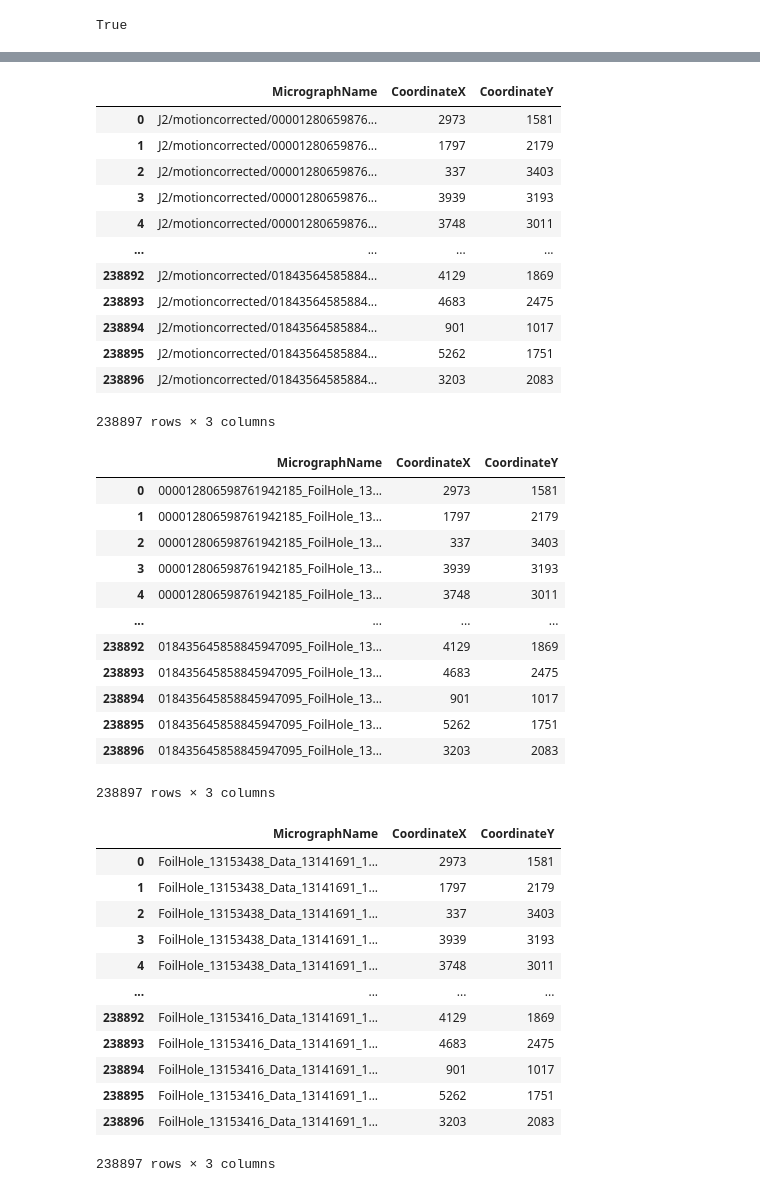
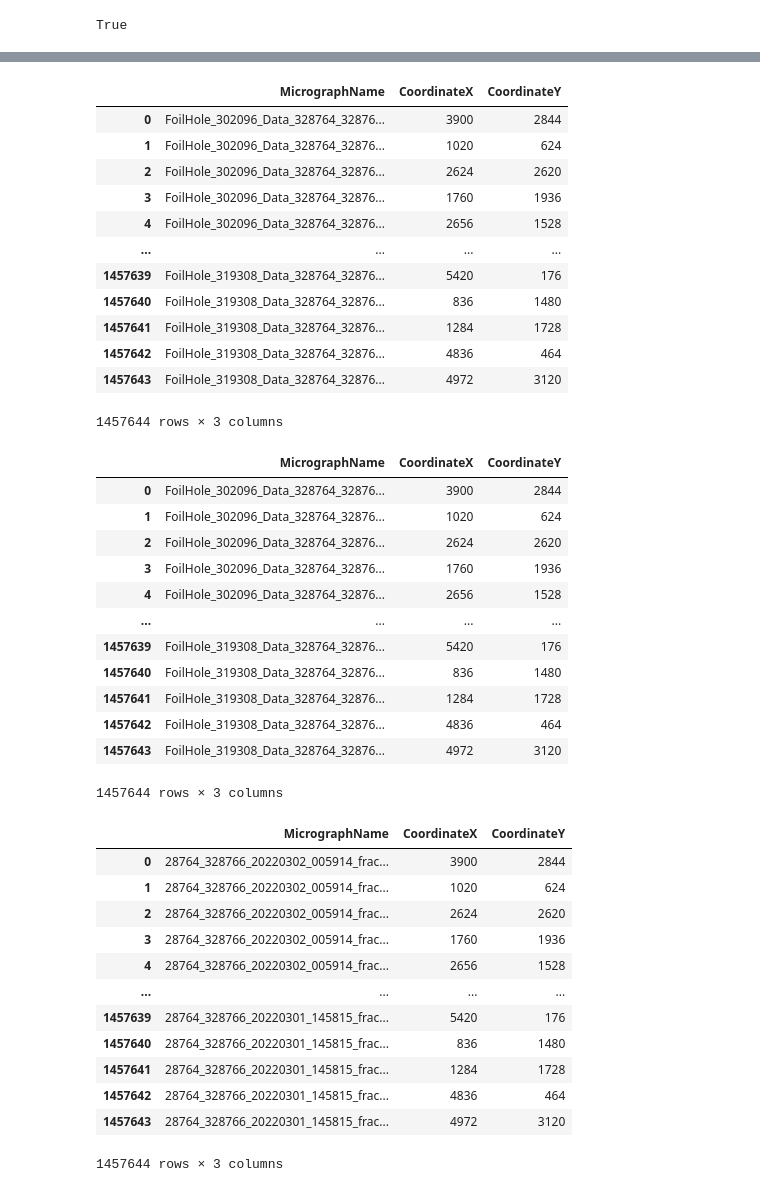
Before and after one commit to AGMMGA/StarfileHandler, a Jupyter notebook: from_cryosparc_to_split_files.ipynb, the cells around one changed output, grey strips where cells are left out. Saved outputs shown, nothing was run; the diff lists cells and outputs as text; code cells hidden in the pictures.

```diff
--- a/from_cryosparc_to_split_files.ipynb
+++ b/from_cryosparc_to_split_files.ipynb
@@ -5,8 +5,8 @@ from pathlib import Path
 
 from star_parser import StarParser, StarTabDf
 # %%
-work_folder = Path(r"/mnt/DATA/andrea/2021_JBP3_reprocess/relion4")
-star_in=work_folder/"J259_extracted_particles.star"
+work_folder = Path(r"/mnt/DATA/xiaohu/20220301_Necen_PRC11/cryosparc/P140/exports/jobs/P140_J10_extract_micrographs_multi/P140_J10_particles")
+star_in=work_folder/"P140_J10_particles_exported.star"
 star_in.exists()
 # %% [output]
 True
@@ -16,51 +32,50 @@ data = parser.parse()
 # %%
-ptcls = data["data_particles"]
 ptcls.keep_only_columns(['MicrographName','CoordinateX','CoordinateY'], store=True)
 # %% [output]
 |  | MicrographName | CoordinateX | CoordinateY |
-| 0 | J2/motioncorrected/00001280659876... | 2973 | 1581 |
-| 1 | J2/motioncorrected/00001280659876... | 1797 | 2179 |
-| 2 | J2/motioncorrected/00001280659876... | 337 | 3403 |
-| 3 | J2/motioncorrected/00001280659876... | 3939 | 3193 |
-| 4 | J2/motioncorrected/00001280659876... | 3748 | 3011 |
+| 0 | FoilHole_302096_Data_328764_32876... | 3900 | 2844 |
+| 1 | FoilHole_302096_Data_328764_32876... | 1020 | 624 |
+| 2 | FoilHole_302096_Data_328764_32876... | 2624 | 2620 |
+| 3 | FoilHole_302096_Data_328764_32876... | 1760 | 1936 |
+| 4 | FoilHole_302096_Data_328764_32876... | 2656 | 1528 |
 | ... | ... | ... | ... |
-| 238892 | J2/motioncorrected/01843564585884... | 4129 | 1869 |
-| 238893 | J2/motioncorrected/01843564585884... | 4683 | 2475 |
-| 238894 | J2/motioncorrected/01843564585884... | 901 | 1017 |
-| 238895 | J2/motioncorrected/01843564585884... | 5262 | 1751 |
-| 238896 | J2/motioncorrected/01843564585884... | 3203 | 2083 |
+| 1457639 | FoilHole_319308_Data_328764_32876... | 5420 | 176 |
+| 1457640 | FoilHole_319308_Data_328764_32876... | 836 | 1480 |
+| 1457641 | FoilHole_319308_Data_328764_32876... | 1284 | 1728 |
+| 1457642 | FoilHole_319308_Data_328764_32876... | 4836 | 464 |
+| 1457643 | FoilHole_319308_Data_328764_32876... | 4972 | 3120 |
-238897 rows × 3 columns
+1457644 rows × 3 columns
 # %%
-prefix = "J2/motioncorrected/"
+prefix = ">J4/motioncorrected/"
 ptcls.remove_string_from_column_name(prefix, 'MicrographName', store=True)
 # %% [output]
 |  | MicrographName | CoordinateX | CoordinateY |
-| 0 | 000012806598761942185_FoilHole_13... | 2973 | 1581 |
-| 1 | 000012806598761942185_FoilHole_13... | 1797 | 2179 |
-| 2 | 000012806598761942185_FoilHole_13... | 337 | 3403 |
-| 3 | 000012806598761942185_FoilHole_13... | 3939 | 3193 |
-| 4 | 000012806598761942185_FoilHole_13... | 3748 | 3011 |
+| 0 | FoilHole_302096_Data_328764_32876... | 3900 | 2844 |
+| 1 | FoilHole_302096_Data_328764_32876... | 1020 | 624 |
+| 2 | FoilHole_302096_Data_328764_32876... | 2624 | 2620 |
+| 3 | FoilHole_302096_Data_328764_32876... | 1760 | 1936 |
+| 4 | FoilHole_302096_Data_328764_32876... | 2656 | 1528 |
 | ... | ... | ... | ... |
-| 238892 | 018435645858845947095_FoilHole_13... | 4129 | 1869 |
-| 238893 | 018435645858845947095_FoilHole_13... | 4683 | 2475 |
-| 238894 | 018435645858845947095_FoilHole_13... | 901 | 1017 |
-| 238895 | 018435645858845947095_FoilHole_13... | 5262 | 1751 |
-| 238896 | 018435645858845947095_FoilHole_13... | 3203 | 2083 |
+| 1457639 | FoilHole_319308_Data_328764_32876... | 5420 | 176 |
+| 1457640 | FoilHole_319308_Data_328764_32876... | 836 | 1480 |
+| 1457641 | FoilHole_319308_Data_328764_32876... | 1284 | 1728 |
+| 1457642 | FoilHole_319308_Data_328764_32876... | 4836 | 464 |
+| 1457643 | FoilHole_319308_Data_328764_32876... | 4972 | 3120 |
-238897 rows × 3 columns
+1457644 rows × 3 columns
 # %%
-ptcls.trim_column_values('MicrographName', start=len('005568354855995828403_'), store=True)
+ptcls.trim_column_values('MicrographName', start=len('000004137433332187832_'), store=True)
 # %% [output]
 |  | MicrographName | CoordinateX | CoordinateY |
-| 0 | FoilHole_13153438_Data_13141691_1... | 2973 | 1581 |
-| 1 | FoilHole_13153438_Data_13141691_1... | 1797 | 2179 |
-| 2 | FoilHole_13153438_Data_13141691_1... | 337 | 3403 |
-| 3 | FoilHole_13153438_Data_13141691_1... | 3939 | 3193 |
-| 4 | FoilHole_13153438_Data_13141691_1... | 3748 | 3011 |
+| 0 | 28764_328766_20220302_005914_frac... | 3900 | 2844 |
+| 1 | 28764_328766_20220302_005914_frac... | 1020 | 624 |
+| 2 | 28764_328766_20220302_005914_frac... | 2624 | 2620 |
+| 3 | 28764_328766_20220302_005914_frac... | 1760 | 1936 |
+| 4 | 28764_328766_20220302_005914_frac... | 2656 | 1528 |
 | ... | ... | ... | ... |
-| 238892 | FoilHole_13153416_Data_13141691_1... | 4129 | 1869 |
-| 238893 | FoilHole_13153416_Data_13141691_1... | 4683 | 2475 |
-| 238894 | FoilHole_13153416_Data_13141691_1... | 901 | 1017 |
-| 238895 | FoilHole_13153416_Data_13141691_1... | 5262 | 1751 |
-| 238896 | FoilHole_13153416_Data_13141691_1... | 3203 | 2083 |
+| 1457639 | 28764_328766_20220301_145815_frac... | 5420 | 176 |
+| 1457640 | 28764_328766_20220301_145815_frac... | 836 | 1480 |
+| 1457641 | 28764_328766_20220301_145815_frac... | 1284 | 1728 |
+| 1457642 | 28764_328766_20220301_145815_frac... | 4836 | 464 |
+| 1457643 | 28764_328766_20220301_145815_frac... | 4972 | 3120 |
-238897 rows × 3 columns
+1457644 rows × 3 columns
 # %%
```
Also changed, not shown: parts of 7 cells of this notebook, 9 other files.
